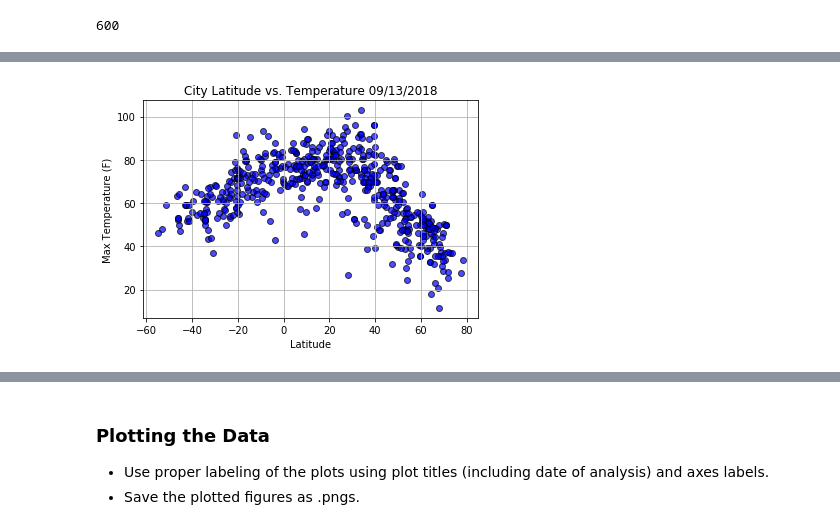
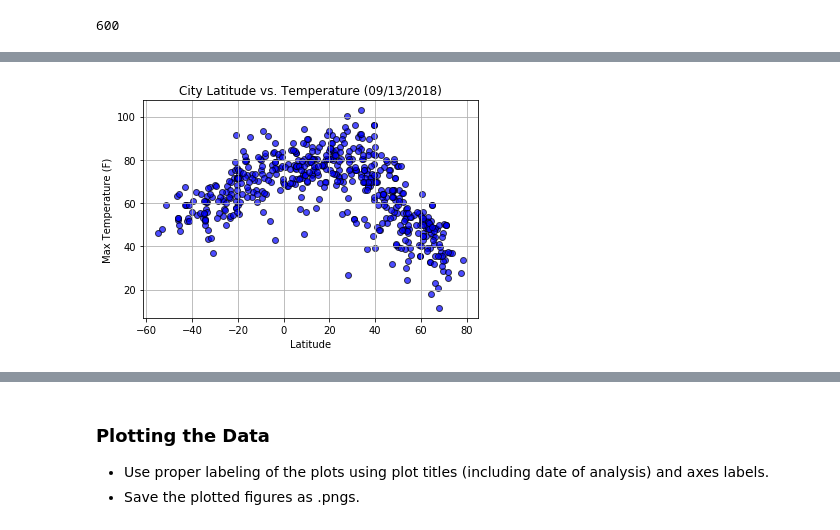
Before and after one commit to salizadeh10/WeatherPy, a Jupyter notebook: WeatherPy.ipynb, the cells around one changed output, grey strips where cells are left out. Cells and saved outputs as stored; diff of their text form; code cells hidden in the pictures.

```diff
--- a/WeatherPy.ipynb
+++ b/WeatherPy.ipynb
@@ -149,29 +149,23 @@ We have weather information on 546 cities
 # Note to avoid any issues later, use encoding="utf-8"
 weather_df.to_csv("weather_data.csv", encoding="utf-8", index=False)
 # %%
-#  Latitude vs. Temperature Plot
+#  --------------  Latitude vs. Temperature Plot  --------------------
+
 # x_axis ==> Latitude
 # y_axis ==> Max Temperature (F)
 
 plt.scatter(weather_df['lat'], weather_df['max_temp'], edgecolors="black",
             marker="o", alpha=0.7, facecolors="blue")
 
 # cosmatic stuff
 todays_date = dt.datetime.today().strftime("%m/%d/%Y")
-plt.title("City Latitude vs. Temperature " + todays_date)
+plt.title("City Latitude vs. Temperature (" + todays_date + ")")
 plt.xlabel("Latitude")
 plt.ylabel("Max Temperature (F)")
 plt.grid(True)
 
-#legend = plt.legend( scatterpoints=1, loc="best", title="City Types")
-#legend.legendHandles[0]._sizes = [40]
-#legend.legendHandles[1]._sizes = [40]
-#legend.legendHandles[2]._sizes = [40]
-
-#plt.text(43, 30, 'Note:\nCircle size correlates with driver count per city.')
-
 # Save Figure
-plt.savefig("total_number_of_rides_for_city_type_scatter.png")
+plt.savefig("City_Latitude_vs_Temperature.png")
 plt.show()
 # %% [output]
-[figure, old version]
+[figure, new version]
```
Also changed, not shown: parts of 3 cells of this notebook, 6 other files.
